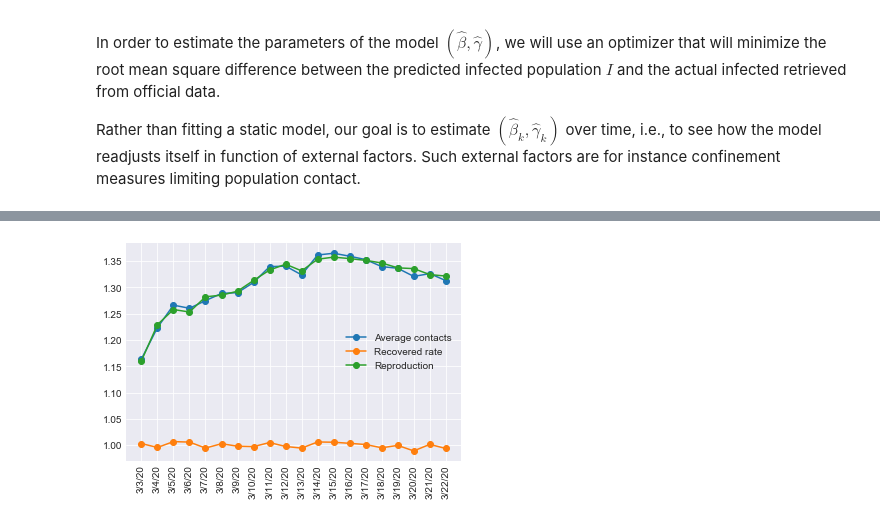
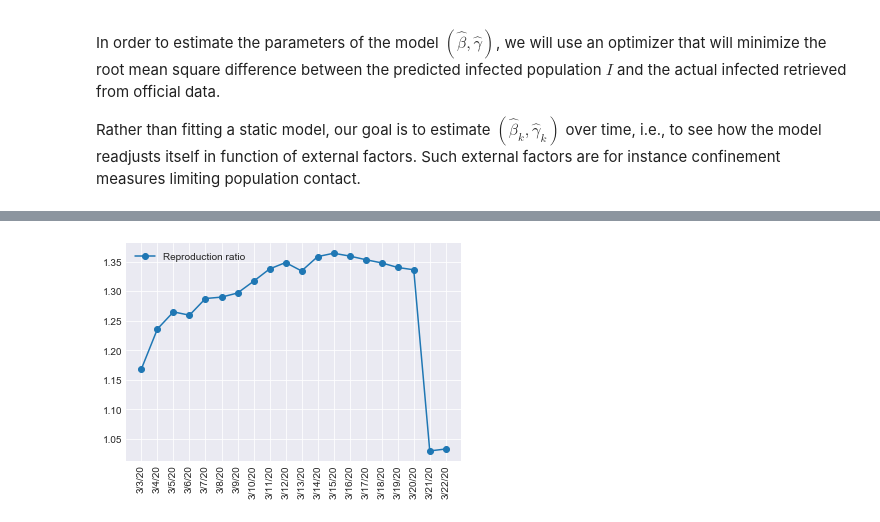
Before and after one commit to pablocarb/covid19, a Jupyter notebook: covid-19-predictions.ipynb, the cells around one changed output, grey strips where cells are left out. Cells and saved outputs as stored; diff of their text form; code cells hidden in the pictures.

```diff
--- a/covid-19-predictions.ipynb
+++ b/covid-19-predictions.ipynb
@@ -79,7 +79,7 @@ POPULATION = {
 N = POPULATION[country]
 # Initial number of infected and recovered individuals, I0 and R0.
 
-incubation_days = 30
+incubation_days = 14
 incub = int( np.argwhere( confirmed_df.keys() == START_DATE[country] ) ) - incubation_days
 I_0 = confirmed_df[ix].iloc[0].loc[START_DATE[country]]
 R_0 = recoveries_df[ix].iloc[0].loc[START_DATE[country]]
@@ -153,8 +153,8 @@ class Learner(object):
             method='Powell',
 #            method='L-BFGS-B',
  #           bounds=[(0.00000001, 0.4), (0.00000001, 0.4)],
-            bounds=[(1e-3, 10), (0.1, 10)],
-            options={'maxiter':1000000,'disp':True,'ftol':1e-6}
+            bounds=[(1e-3, 10), (1e-3, 10)],
+            options={'maxiter':1000000,'disp':self.verbose,'ftol':1e-8}
         )
         beta, gamma = optimal.x
         new_index, extended_actual, prediction = self.predict(beta, gamma, data)
@@ -245,9 +223,12 @@ Optimization terminated successfully.
 # %%
 vals_df = pd.DataFrame(vals, columns=['Date','beta', 'gamma'])
-plt.plot(vals_df['Date'], vals_df[['beta','gamma']], marker='o')
+#plt.plot(vals_df['Date'], vals_df[['beta','gamma']], marker='o')
 
 plt.plot(vals_df['Date'], vals_df['beta']/vals_df['gamma'], marker='o')
-plt.legend(['Average contacts', 'Recovered rate', 'Reproduction'])
+#plt.legend(['Average contacts', 'Recovered rate', 'Reproduction'])
+plt.legend(['Reproduction ratio'])
+
 xt = plt.xticks(rotation=90)
+#plt.yscale("log")
 # %% [output]
-[figure, old version]
+[figure, new version]
```
Also changed, not shown: parts of 2 cells of this notebook.
